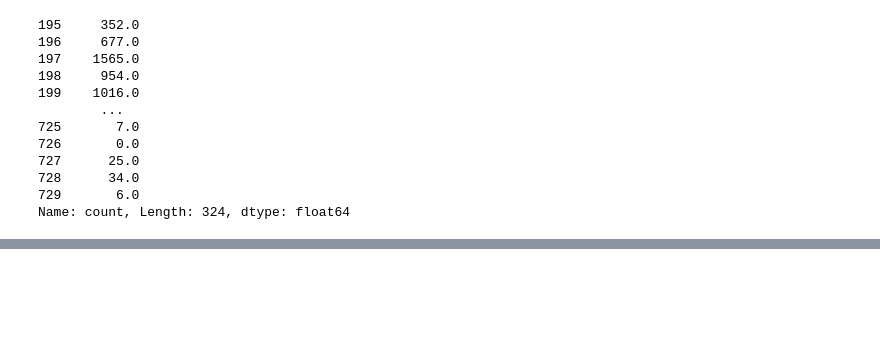
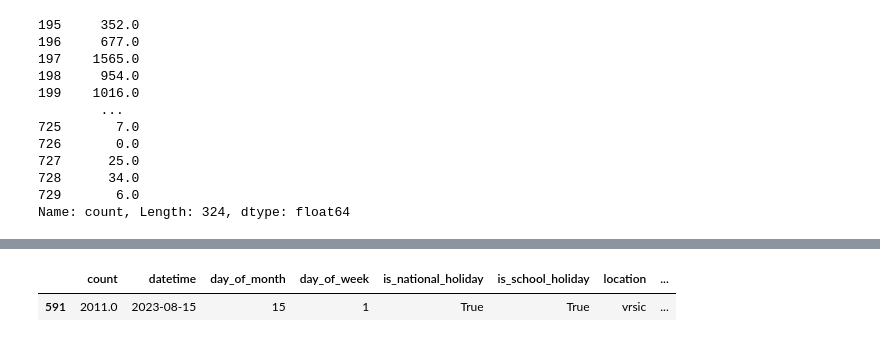
Before and after one commit to filips123/EESTechChallenge, a Jupyter notebook: analysis/prediction.ipynb, the cells around one changed output, grey strips where cells are left out. Cells and saved outputs as stored; diff of their text form; code cells hidden in the pictures; blank space fills up the shorter version.

```diff
--- a/analysis/prediction.ipynb
+++ b/analysis/prediction.ipynb
@@ -174,6 +196,11 @@ testing_parameters = scaler.transform(testing_data[features])
 with torch.no_grad():
     input_features = torch.tensor([testing_parameters], dtype=torch.float32)
     predicted_count = model(input_features)
+# %%
+testing_data
+# %% [output]
+|  | count | datetime | day_of_month | day_of_week | is_national_holiday | is_school_holiday | location | ... |
+| 591 | 2011.0 | 2023-08-15 | 15 | 1 | True | True | vrsic | ... |
 # %%
 predicted_count
 # %% [output]
```
Also changed, not shown: parts of 6 cells of this notebook, 3 other files.
